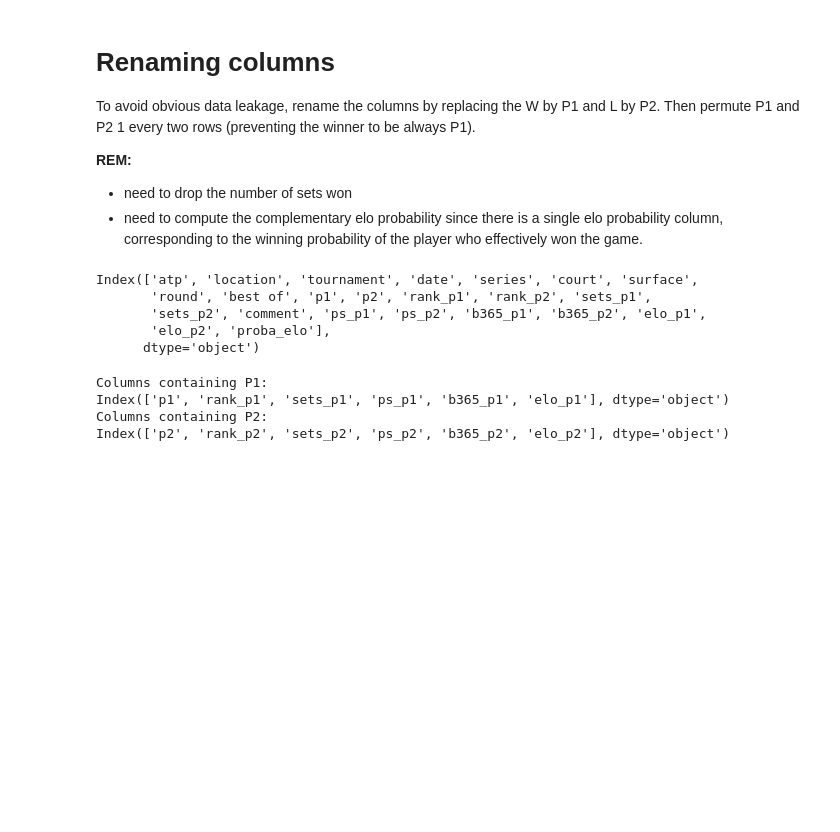
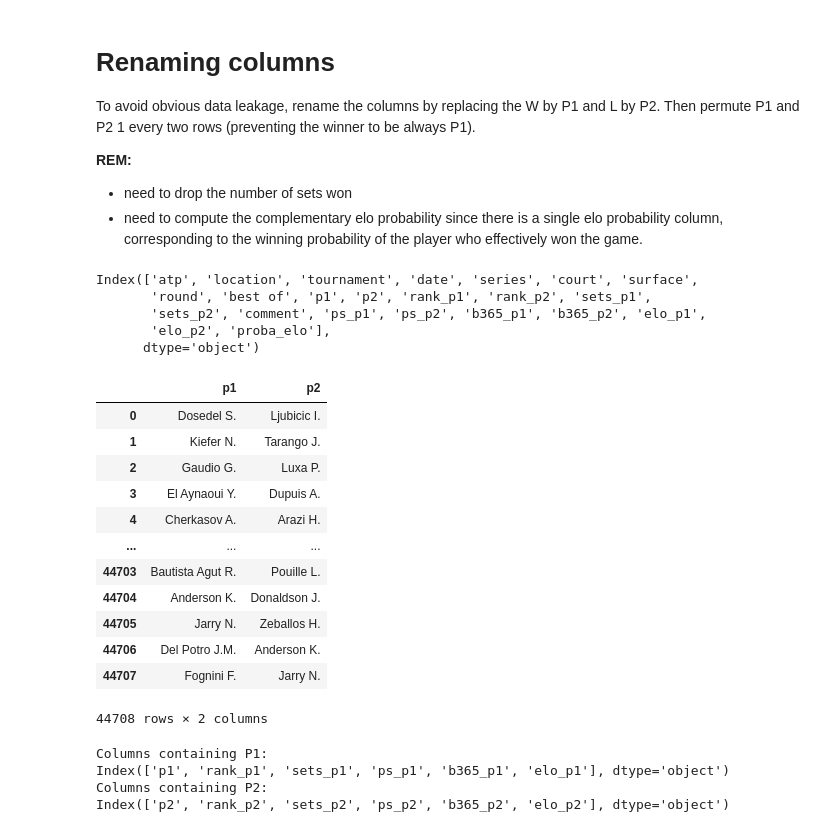
Before and after one commit to ThomasBury/AceBet, a Jupyter notebook: nb/atp_tennis.ipynb, the cells around one changed output. Cells and saved outputs as stored; diff of their text form; code cells hidden in the pictures; blank space fills up the shorter version.

```diff
--- a/nb/atp_tennis.ipynb
+++ b/nb/atp_tennis.ipynb
@@ -111,6 +111,22 @@ Index(['atp', 'location', 'tournament', 'date', 'series', 'court', 'surface',
        'sets_p2', 'comment', 'ps_p1', 'ps_p2', 'b365_p1', 'b365_p2', 'elo_p1',
        'elo_p2', 'proba_elo'],
       dtype='object')
+# %%
+df[['p1', 'p2']]
+# %% [output]
+|  | p1 | p2 |
+| 0 | Dosedel S. | Ljubicic I. |
+| 1 | Kiefer N. | Tarango J. |
+| 2 | Gaudio G. | Luxa P. |
+| 3 | El Aynaoui Y. | Dupuis A. |
+| 4 | Cherkasov A. | Arazi H. |
+| ... | ... | ... |
+| 44703 | Bautista Agut R. | Pouille L. |
+| 44704 | Anderson K. | Donaldson J. |
+| 44705 | Jarry N. | Zeballos H. |
+| 44706 | Del Potro J.M. | Anderson K. |
+| 44707 | Fognini F. | Jarry N. |
+44708 rows × 2 columns
 # %%
 p1_columns = df.filter(like='p1').columns
 p2_columns = df.filter(like='p2').columns
```
Also changed, not shown: parts of 4 cells of this notebook, 3 other files.
